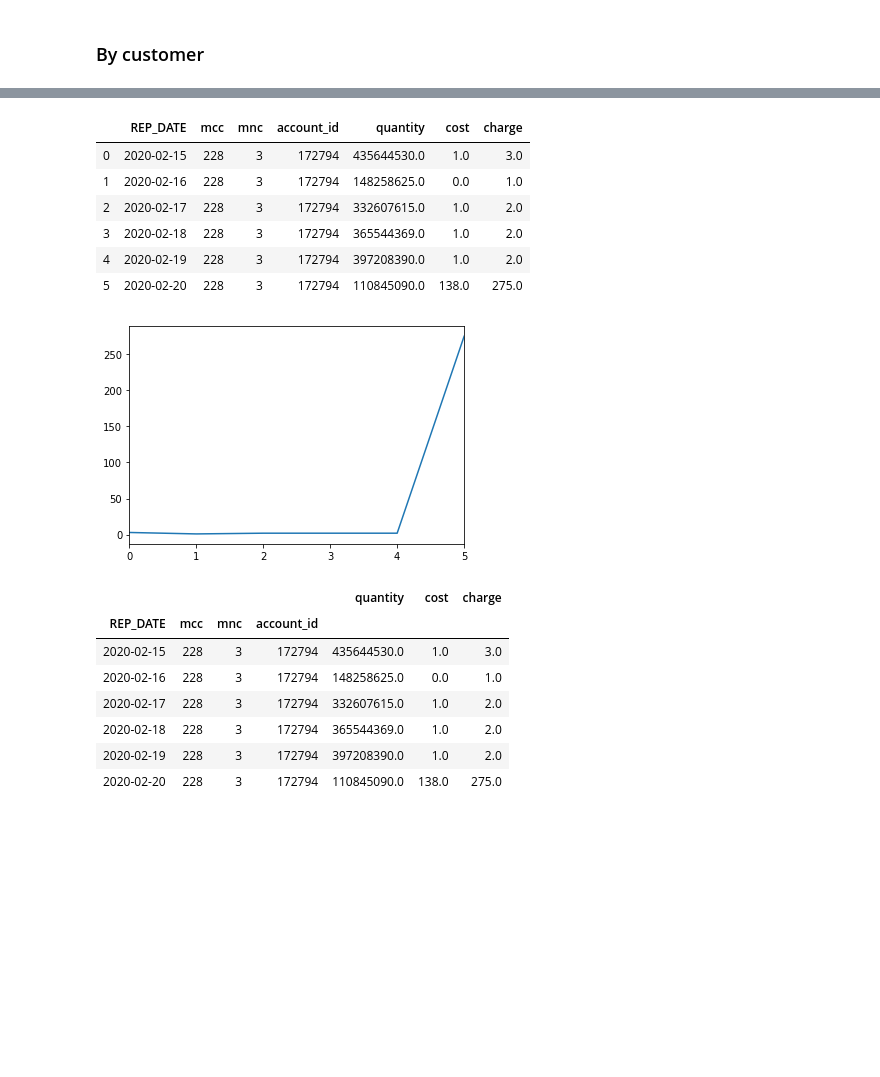
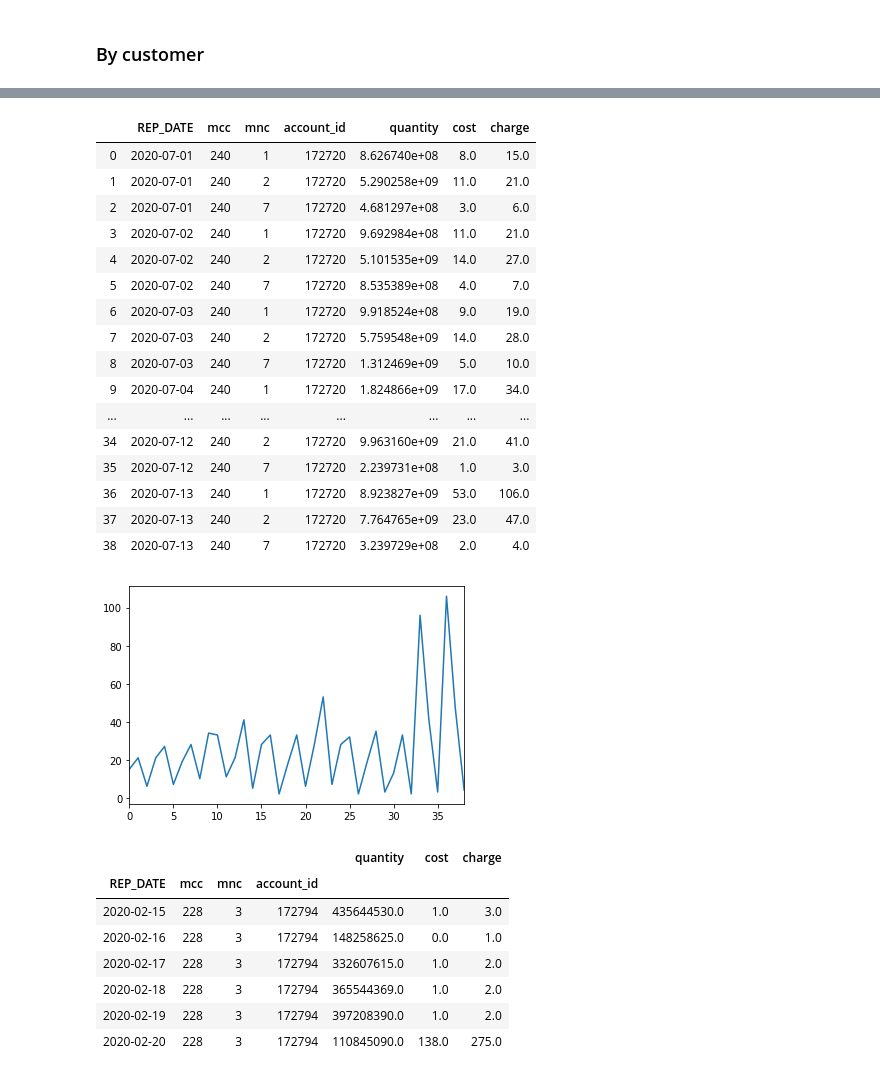
Before and after one commit to balobinp/RB_BD, a Jupyter notebook: RB_Revenue_Change_Python3.ipynb, the cells around one changed output, grey strips where cells are left out. Cells and saved outputs as stored; diff of their text form; code cells hidden in the pictures; blank space fills up the shorter version.

```diff
--- a/RB_Revenue_Change_Python3.ipynb
+++ b/RB_Revenue_Change_Python3.ipynb
@@ -236,25 +256,35 @@ df2.apply(f,axis=1).sort_values(by=['diff','std_per'],ascending=False).head()
 # %%
 # Generate stat report by country
 
-mcc = 228
+mcc = 240
 
-account_id = 172794
+account_id = 172720
 
 df3 = df1[(df1.index.get_level_values('mcc')==mcc) & (df1.index.get_level_values('account_id')==account_id)]\
       .sort_index(level=['REP_DATE']).reset_index()
 display(df3)
 
 df3['charge'].plot()
 plt.show()
 # %% [output]
 |  | REP_DATE | mcc | mnc | account_id | quantity | cost | charge |
-| 0 | 2020-02-15 | 228 | 3 | 172794 | 435644530.0 | 1.0 | 3.0 |
-| 1 | 2020-02-16 | 228 | 3 | 172794 | 148258625.0 | 0.0 | 1.0 |
-| 2 | 2020-02-17 | 228 | 3 | 172794 | 332607615.0 | 1.0 | 2.0 |
-| 3 | 2020-02-18 | 228 | 3 | 172794 | 365544369.0 | 1.0 | 2.0 |
-| 4 | 2020-02-19 | 228 | 3 | 172794 | 397208390.0 | 1.0 | 2.0 |
-| 5 | 2020-02-20 | 228 | 3 | 172794 | 110845090.0 | 138.0 | 275.0 |
+| 0 | 2020-07-01 | 240 | 1 | 172720 | 8.626740e+08 | 8.0 | 15.0 |
+| 1 | 2020-07-01 | 240 | 2 | 172720 | 5.290258e+09 | 11.0 | 21.0 |
+| 2 | 2020-07-01 | 240 | 7 | 172720 | 4.681297e+08 | 3.0 | 6.0 |
+| 3 | 2020-07-02 | 240 | 1 | 172720 | 9.692984e+08 | 11.0 | 21.0 |
+| 4 | 2020-07-02 | 240 | 2 | 172720 | 5.101535e+09 | 14.0 | 27.0 |
+| 5 | 2020-07-02 | 240 | 7 | 172720 | 8.535389e+08 | 4.0 | 7.0 |
+| 6 | 2020-07-03 | 240 | 1 | 172720 | 9.918524e+08 | 9.0 | 19.0 |
+| 7 | 2020-07-03 | 240 | 2 | 172720 | 5.759548e+09 | 14.0 | 28.0 |
+| 8 | 2020-07-03 | 240 | 7 | 172720 | 1.312469e+09 | 5.0 | 10.0 |
+| 9 | 2020-07-04 | 240 | 1 | 172720 | 1.824866e+09 | 17.0 | 34.0 |
+| ... | ... | ... | ... | ... | ... | ... | ... |
+| 34 | 2020-07-12 | 240 | 2 | 172720 | 9.963160e+09 | 21.0 | 41.0 |
+| 35 | 2020-07-12 | 240 | 7 | 172720 | 2.239731e+08 | 1.0 | 3.0 |
+| 36 | 2020-07-13 | 240 | 1 | 172720 | 8.923827e+09 | 53.0 | 106.0 |
+| 37 | 2020-07-13 | 240 | 2 | 172720 | 7.764765e+09 | 23.0 | 47.0 |
+| 38 | 2020-07-13 | 240 | 7 | 172720 | 3.239729e+08 | 2.0 | 4.0 |
-[figure, old version]
+[figure, new version]
 # %%
 # Generate stat report by country and Operator
 
```
Also changed, not shown: parts of 11 cells of this notebook, 18 other files.
